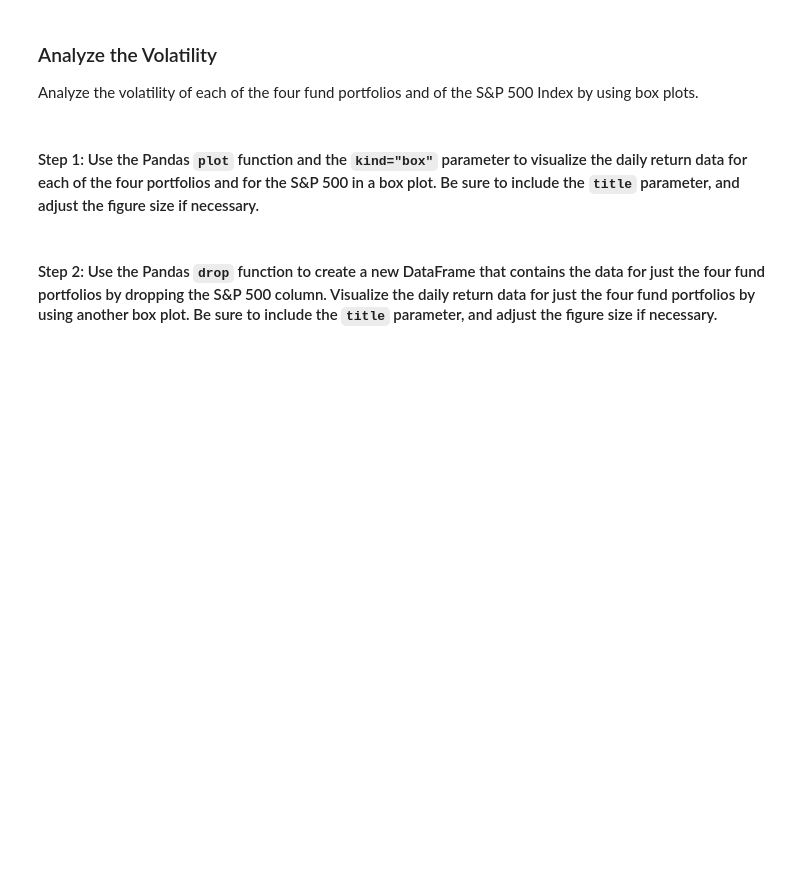
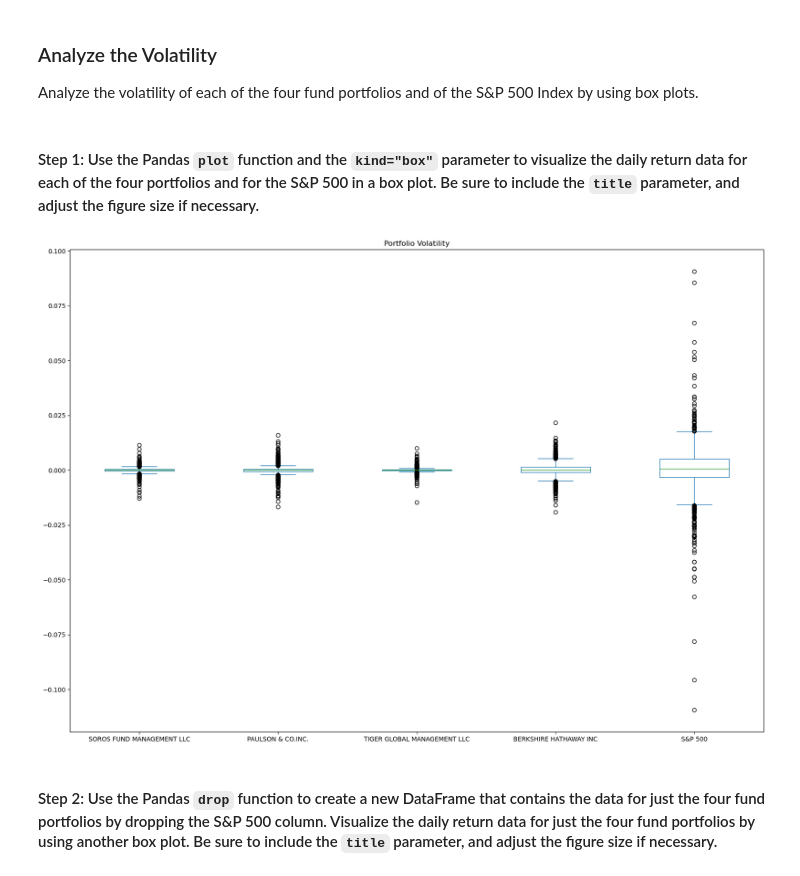
Before and after one commit to tlchampion/module4_challenge, a Jupyter notebook: risk_return_analysis.ipynb, the cells around one changed output. Saved outputs shown, nothing was run; the diff lists cells and outputs as text; code cells hidden in the pictures; blank space fills up the shorter version.

```diff
--- a/risk_return_analysis.ipynb
+++ b/risk_return_analysis.ipynb
@@ -201,7 +202,10 @@ Analyze the volatility of each of the four fund portfolios and of the S&P 500 In
 # %%
 # Use the daily return data to create box plots to visualize the volatility of the 4 funds and the S&P 500
 # Include a title parameter and adjust the figure size
 # YOUR CODE HERE
+daily_returns.plot(kind='box', figsize=(20,14), title="Portfolio Volatility");
+# %% [output]
+[figure, added]
 # %% [markdown]
 #### Step 2: Use the Pandas `drop` function to create a new DataFrame that contains the data for just the four fund portfolios by dropping the S&P 500 column. Visualize the daily return data for just the four fund portfolios by using another box plot. Be sure to include the `title` parameter, and adjust the figure size if necessary.
 # %%
```
Also changed, not shown: parts of 14 cells of this notebook.
